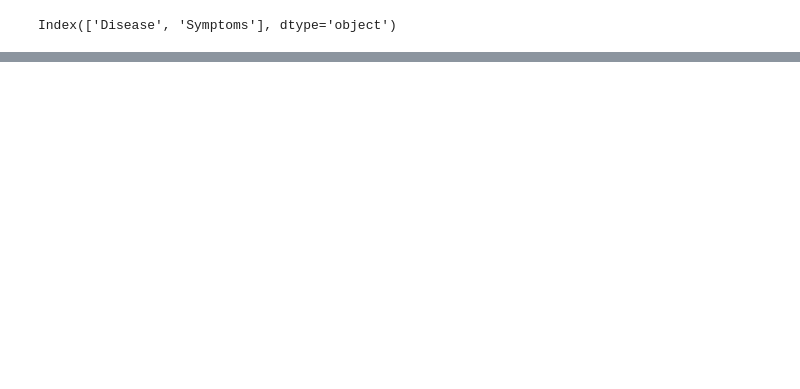
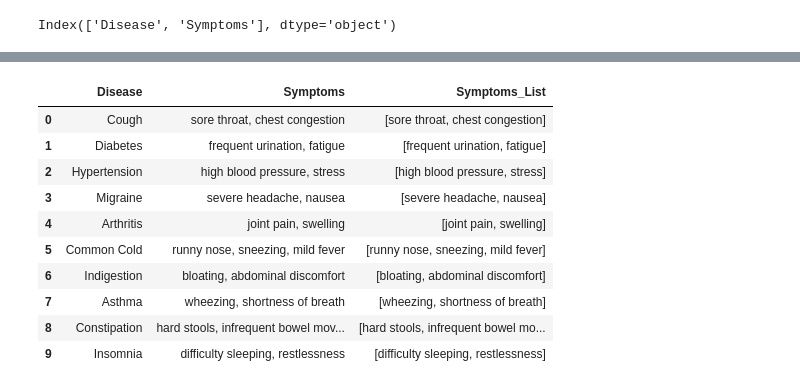
Before and after one commit to AyurFit/Backend, a Jupyter notebook: SymToDise.ipynb, the cells around one changed output, grey strips where cells are left out. Drawn from its saved outputs; the diff is of its cells as text; code cells hidden in the pictures; blank space fills up the shorter version.

```diff
--- a/SymToDise.ipynb
+++ b/SymToDise.ipynb
@@ -27,0 +47,14 @@ df["Symptoms"] = (
+# %%
+df.head(10)
+# %% [output]
+|  | Disease | Symptoms | Symptoms_List |
+| 0 | Cough | sore throat, chest congestion | [sore throat, chest congestion] |
+| 1 | Diabetes | frequent urination, fatigue | [frequent urination, fatigue] |
+| 2 | Hypertension | high blood pressure, stress | [high blood pressure, stress] |
+| 3 | Migraine | severe headache, nausea | [severe headache, nausea] |
+| 4 | Arthritis | joint pain, swelling | [joint pain, swelling] |
+| 5 | Common Cold | runny nose, sneezing, mild fever | [runny nose, sneezing, mild fever] |
+| 6 | Indigestion | bloating, abdominal discomfort | [bloating, abdominal discomfort] |
+| 7 | Asthma | wheezing, shortness of breath | [wheezing, shortness of breath] |
+| 8 | Constipation | hard stools, infrequent bowel mov... | [hard stools, infrequent bowel mo... |
+| 9 | Insomnia | difficulty sleeping, restlessness | [difficulty sleeping, restlessness] |
```
Also changed, not shown: parts of 19 cells of this notebook, 4 other files.
